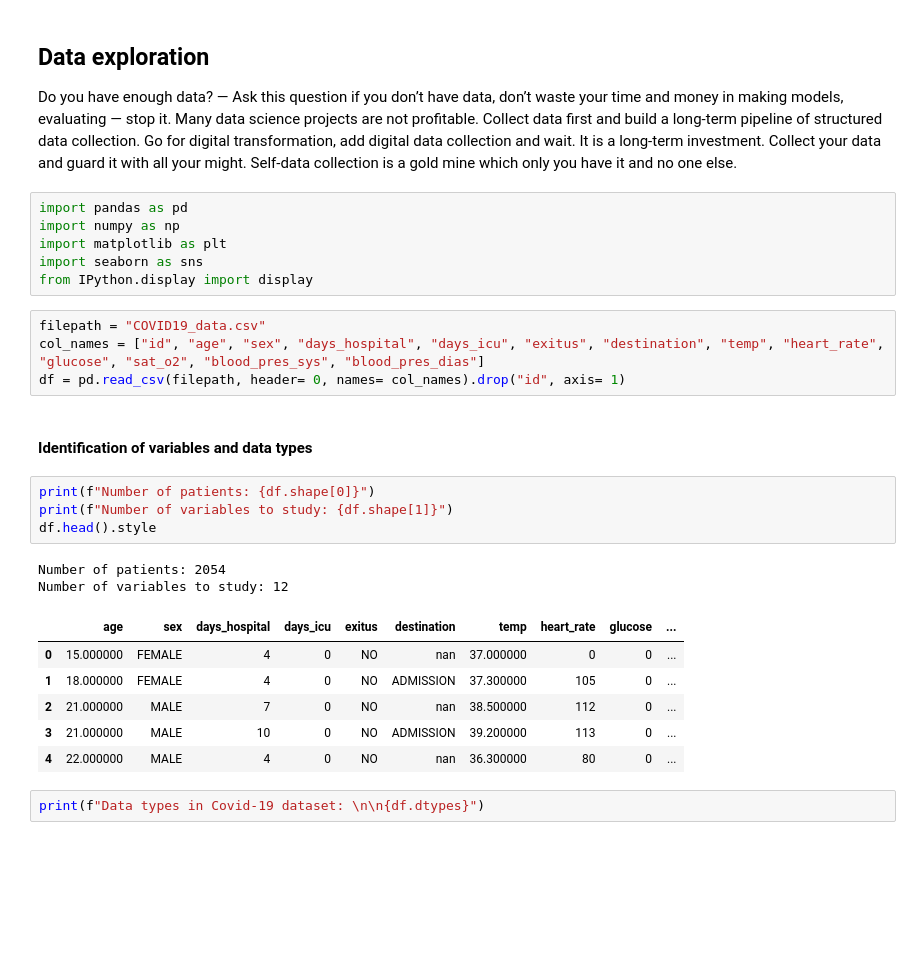
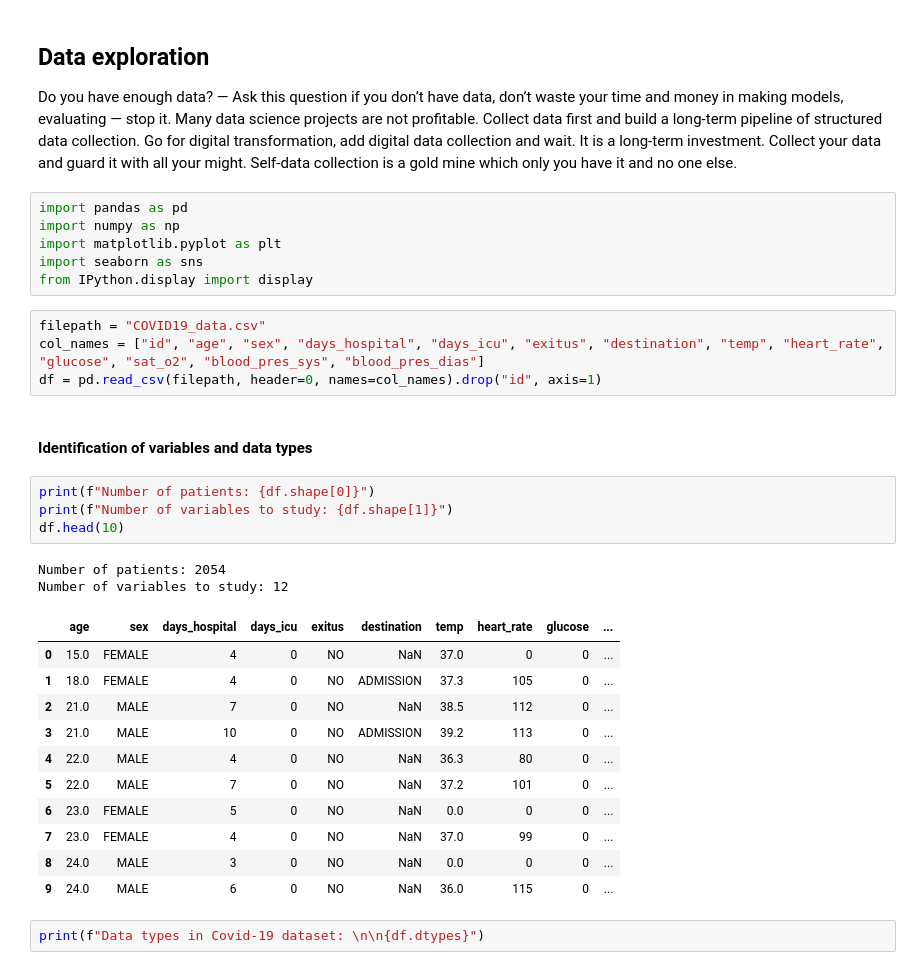
Before and after one commit to lesmesrafa/covid19-analytics, a Jupyter notebook: main_code.ipynb, the cells around one changed output. Cells and saved outputs as stored; diff of their text form; blank space fills up the shorter version.

```diff
--- a/main_code.ipynb
+++ b/main_code.ipynb
@@ -38,28 +38,33 @@ Collect your data and guard it with all your might. Self-data collection is a go
 # %%
 import pandas as pd
 import numpy as np
-import matplotlib as plt
+import matplotlib.pyplot as plt
 import seaborn as sns
 from IPython.display import display
 # %%
 filepath = "COVID19_data.csv"
 col_names = ["id", "age", "sex", "days_hospital", "days_icu", "exitus", "destination", "temp", "heart_rate", "glucose", "sat_o2", "blood_pres_sys", "blood_pres_dias"]
-df = pd.read_csv(filepath, header= 0, names= col_names).drop("id", axis= 1)
+df = pd.read_csv(filepath, header=0, names=col_names).drop("id", axis=1)
 # %% [markdown]
 #### Identification of variables and data types
 # %%
 print(f"Number of patients: {df.shape[0]}")
 print(f"Number of variables to study: {df.shape[1]}")
-df.head().style
+df.head(10)
 # %% [output]
 Number of patients: 2054
 Number of variables to study: 12
 |  | age | sex | days_hospital | days_icu | exitus | destination | temp | heart_rate | glucose | ... |
-| 0 | 15.000000 | FEMALE | 4 | 0 | NO | nan | 37.000000 | 0 | 0 | ... |
-| 1 | 18.000000 | FEMALE | 4 | 0 | NO | ADMISSION | 37.300000 | 105 | 0 | ... |
-| 2 | 21.000000 | MALE | 7 | 0 | NO | nan | 38.500000 | 112 | 0 | ... |
-| 3 | 21.000000 | MALE | 10 | 0 | NO | ADMISSION | 39.200000 | 113 | 0 | ... |
-| 4 | 22.000000 | MALE | 4 | 0 | NO | nan | 36.300000 | 80 | 0 | ... |
+| 0 | 15.0 | FEMALE | 4 | 0 | NO | NaN | 37.0 | 0 | 0 | ... |
+| 1 | 18.0 | FEMALE | 4 | 0 | NO | ADMISSION | 37.3 | 105 | 0 | ... |
+| 2 | 21.0 | MALE | 7 | 0 | NO | NaN | 38.5 | 112 | 0 | ... |
+| 3 | 21.0 | MALE | 10 | 0 | NO | ADMISSION | 39.2 | 113 | 0 | ... |
+| 4 | 22.0 | MALE | 4 | 0 | NO | NaN | 36.3 | 80 | 0 | ... |
+| 5 | 22.0 | MALE | 7 | 0 | NO | NaN | 37.2 | 101 | 0 | ... |
+| 6 | 23.0 | FEMALE | 5 | 0 | NO | NaN | 0.0 | 0 | 0 | ... |
+| 7 | 23.0 | FEMALE | 4 | 0 | NO | NaN | 37.0 | 99 | 0 | ... |
+| 8 | 24.0 | MALE | 3 | 0 | NO | NaN | 0.0 | 0 | 0 | ... |
+| 9 | 24.0 | MALE | 6 | 0 | NO | NaN | 36.0 | 115 | 0 | ... |
 # %%
 print(f"Data types in Covid-19 dataset: \n\n{df.dtypes}")
 # %% [output]
```
Also changed, not shown: parts of 44 cells of this notebook.
